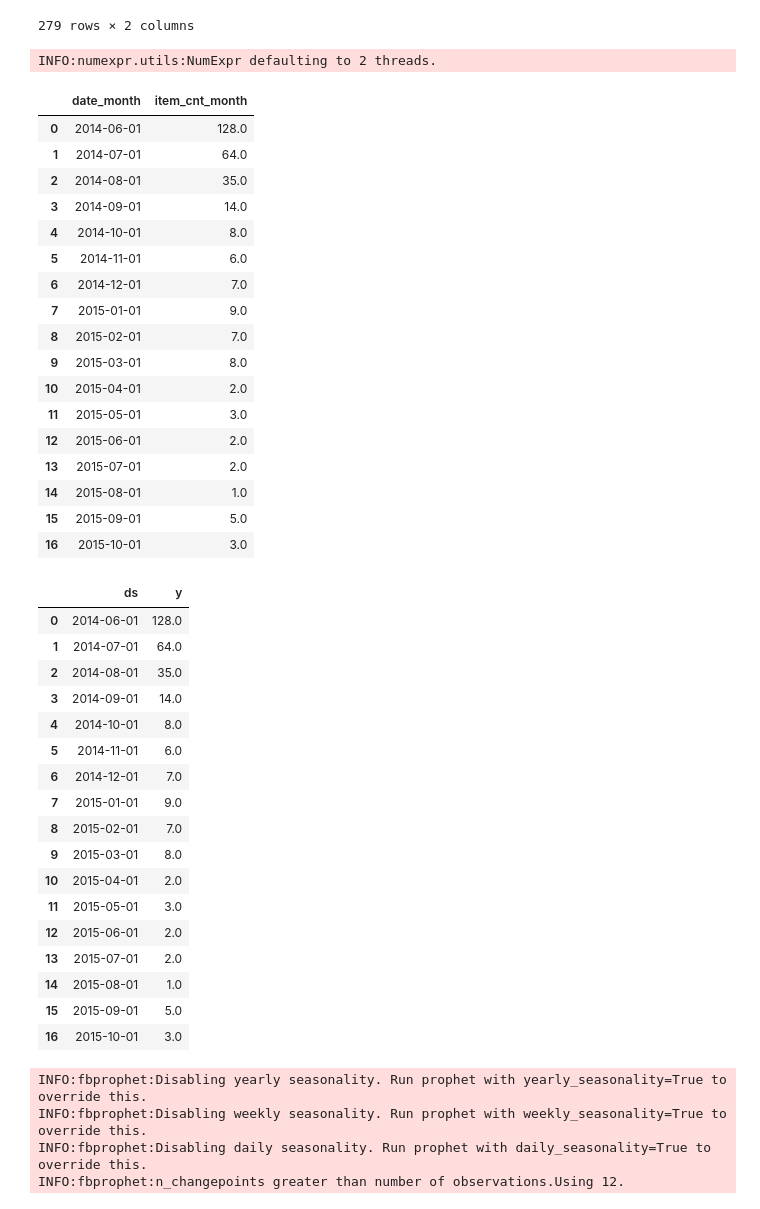
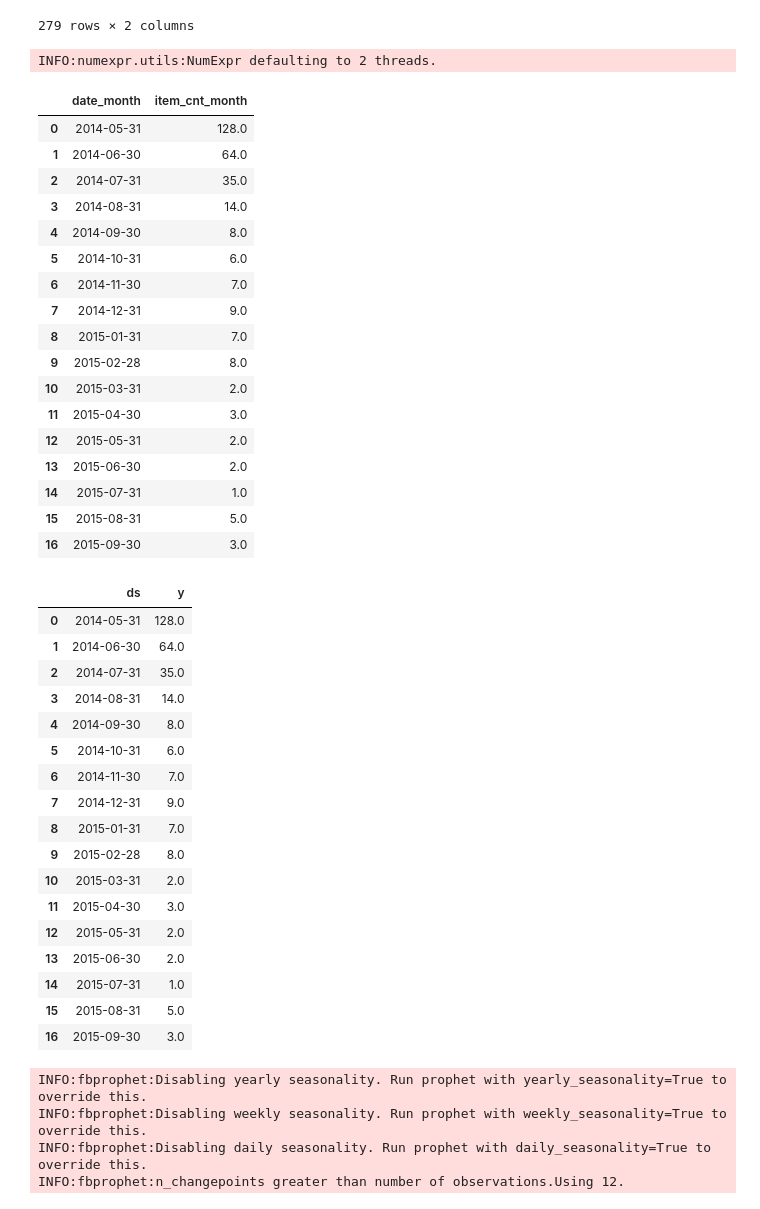
Before and after one commit to much2soft/CEBD1160Project, a Jupyter notebook: Prophet_Sales_forecast_by_month.ipynb, the cells around one changed output. Saved outputs shown, nothing was run; the diff lists cells and outputs as text; code cells hidden in the pictures.

Commit message:
Change to use MonthEnd instead of MonthBegin since this is easier to understand as the sales for the whole month

```diff
--- a/Prophet_Sales_forecast_by_month.ipynb
+++ b/Prophet_Sales_forecast_by_month.ipynb
@@ -34,51 +34,51 @@ df_sales_fbprophet
 279 rows × 2 columns
 # %%
 # date_block_num - a consecutive month number. January 2013 is 0, February 2013 is 1,..., October 2015 is 33
-df_sales_fbprophet['date_month'] = datetime.datetime(2013, 1, 1).date() + df_sales_fbprophet['date_block_num'].apply(pd.offsets.MonthBegin)
+df_sales_fbprophet['date_month'] = datetime.datetime(2013, 1, 1).date() + df_sales_fbprophet['date_block_num'].apply(pd.offsets.MonthEnd)
 df_sales_fbprophet = df_sales_fbprophet.groupby(['date_month'])['item_cnt_day'].sum().reset_index(name='item_cnt_month')
 df_sales_fbprophet
 # %% [output]
 INFO:numexpr.utils:NumExpr defaulting to 2 threads.
 |  | date_month | item_cnt_month |
-| 0 | 2014-06-01 | 128.0 |
-| 1 | 2014-07-01 | 64.0 |
-| 2 | 2014-08-01 | 35.0 |
-| 3 | 2014-09-01 | 14.0 |
-| 4 | 2014-10-01 | 8.0 |
-| 5 | 2014-11-01 | 6.0 |
-| 6 | 2014-12-01 | 7.0 |
-| 7 | 2015-01-01 | 9.0 |
-| 8 | 2015-02-01 | 7.0 |
-| 9 | 2015-03-01 | 8.0 |
-| 10 | 2015-04-01 | 2.0 |
-| 11 | 2015-05-01 | 3.0 |
-| 12 | 2015-06-01 | 2.0 |
-| 13 | 2015-07-01 | 2.0 |
-| 14 | 2015-08-01 | 1.0 |
-| 15 | 2015-09-01 | 5.0 |
-| 16 | 2015-10-01 | 3.0 |
+| 0 | 2014-05-31 | 128.0 |
+| 1 | 2014-06-30 | 64.0 |
+| 2 | 2014-07-31 | 35.0 |
+| 3 | 2014-08-31 | 14.0 |
+| 4 | 2014-09-30 | 8.0 |
+| 5 | 2014-10-31 | 6.0 |
+| 6 | 2014-11-30 | 7.0 |
+| 7 | 2014-12-31 | 9.0 |
+| 8 | 2015-01-31 | 7.0 |
+| 9 | 2015-02-28 | 8.0 |
+| 10 | 2015-03-31 | 2.0 |
+| 11 | 2015-04-30 | 3.0 |
+| 12 | 2015-05-31 | 2.0 |
+| 13 | 2015-06-30 | 2.0 |
+| 14 | 2015-07-31 | 1.0 |
+| 15 | 2015-08-31 | 5.0 |
+| 16 | 2015-09-30 | 3.0 |
 # %%
 df_sales_fbprophet = df_sales_fbprophet.rename(columns={"date_month": "ds", "item_cnt_month": "y"})
 df_sales_fbprophet
 # %% [output]
 |  | ds | y |
-| 0 | 2014-06-01 | 128.0 |
-| 1 | 2014-07-01 | 64.0 |
-| 2 | 2014-08-01 | 35.0 |
-| 3 | 2014-09-01 | 14.0 |
-| 4 | 2014-10-01 | 8.0 |
-| 5 | 2014-11-01 | 6.0 |
-| 6 | 2014-12-01 | 7.0 |
-| 7 | 2015-01-01 | 9.0 |
-| 8 | 2015-02-01 | 7.0 |
-| 9 | 2015-03-01 | 8.0 |
-| 10 | 2015-04-01 | 2.0 |
-| 11 | 2015-05-01 | 3.0 |
-| 12 | 2015-06-01 | 2.0 |
-| 13 | 2015-07-01 | 2.0 |
-| 14 | 2015-08-01 | 1.0 |
-| 15 | 2015-09-01 | 5.0 |
-| 16 | 2015-10-01 | 3.0 |
+| 0 | 2014-05-31 | 128.0 |
+| 1 | 2014-06-30 | 64.0 |
+| 2 | 2014-07-31 | 35.0 |
+| 3 | 2014-08-31 | 14.0 |
+| 4 | 2014-09-30 | 8.0 |
+| 5 | 2014-10-31 | 6.0 |
+| 6 | 2014-11-30 | 7.0 |
+| 7 | 2014-12-31 | 9.0 |
+| 8 | 2015-01-31 | 7.0 |
+| 9 | 2015-02-28 | 8.0 |
+| 10 | 2015-03-31 | 2.0 |
+| 11 | 2015-04-30 | 3.0 |
+| 12 | 2015-05-31 | 2.0 |
+| 13 | 2015-06-30 | 2.0 |
+| 14 | 2015-07-31 | 1.0 |
+| 15 | 2015-08-31 | 5.0 |
+| 16 | 2015-09-30 | 3.0 |
 # %%
 # put in limits
 df_sales_fbprophet['floor']=0
```
Also changed, not shown: parts of 3 cells of this notebook.
